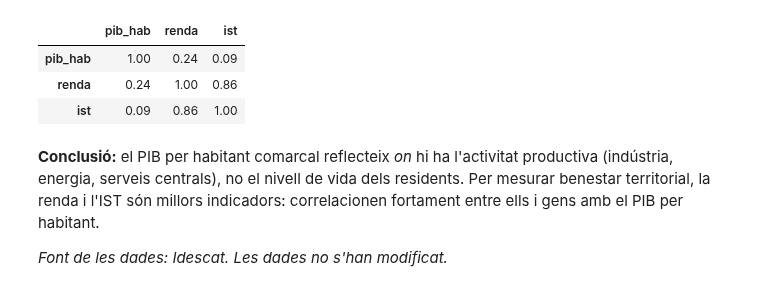
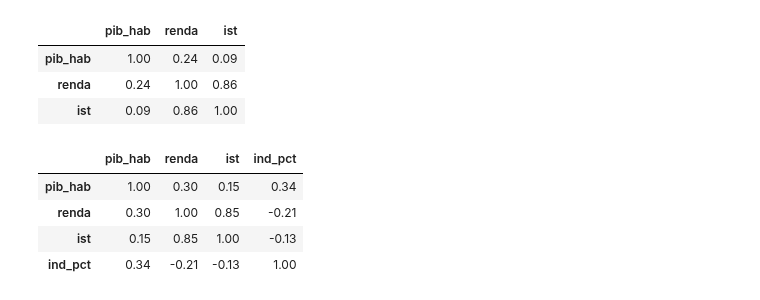
Before and after one commit to uriferret/idescat-economic-report, a Jupyter notebook: python/informe_economic.ipynb, the cells around one changed output. Cells and saved outputs as stored; diff of their text form; code cells hidden in the pictures.

```diff
--- a/python/informe_economic.ipynb
+++ b/python/informe_economic.ipynb
@@ -460,7 +473,12 @@ comarques[["pib_hab", "renda", "ist"]].corr(method="spearman").round(2)
 | pib_hab | 1.00 | 0.24 | 0.09 |
 | renda | 0.24 | 1.00 | 0.86 |
 | ist | 0.09 | 0.86 | 1.00 |
-# %% [markdown]
-**Conclusió:** el PIB per habitant comarcal reflecteix *on* hi ha l'activitat productiva (indústria, energia, serveis centrals), no el nivell de vida dels residents. Per mesurar benestar territorial, la renda i l'IST són millors indicadors: correlacionen fortament entre ells i gens amb el PIB per habitant.
-
-*Font de les dades: Idescat. Les dades no s'han modificat.*
+# %%
+# Robustesa 1: sense la comarca amb el PIB per habitant més alt (valor extrem)
+comarques.drop(top_pib)[["pib_hab", "renda", "ist", "ind_pct"]].corr().round(2)
+# %% [output]
+|  | pib_hab | renda | ist | ind_pct |
+| pib_hab | 1.00 | 0.30 | 0.15 | 0.34 |
+| renda | 0.30 | 1.00 | 0.85 | -0.21 |
+| ist | 0.15 | 0.85 | 1.00 | -0.13 |
+| ind_pct | 0.34 | -0.21 | -0.13 | 1.00 |
```
Also changed, not shown: parts of 12 cells of this notebook, 25 other files.
